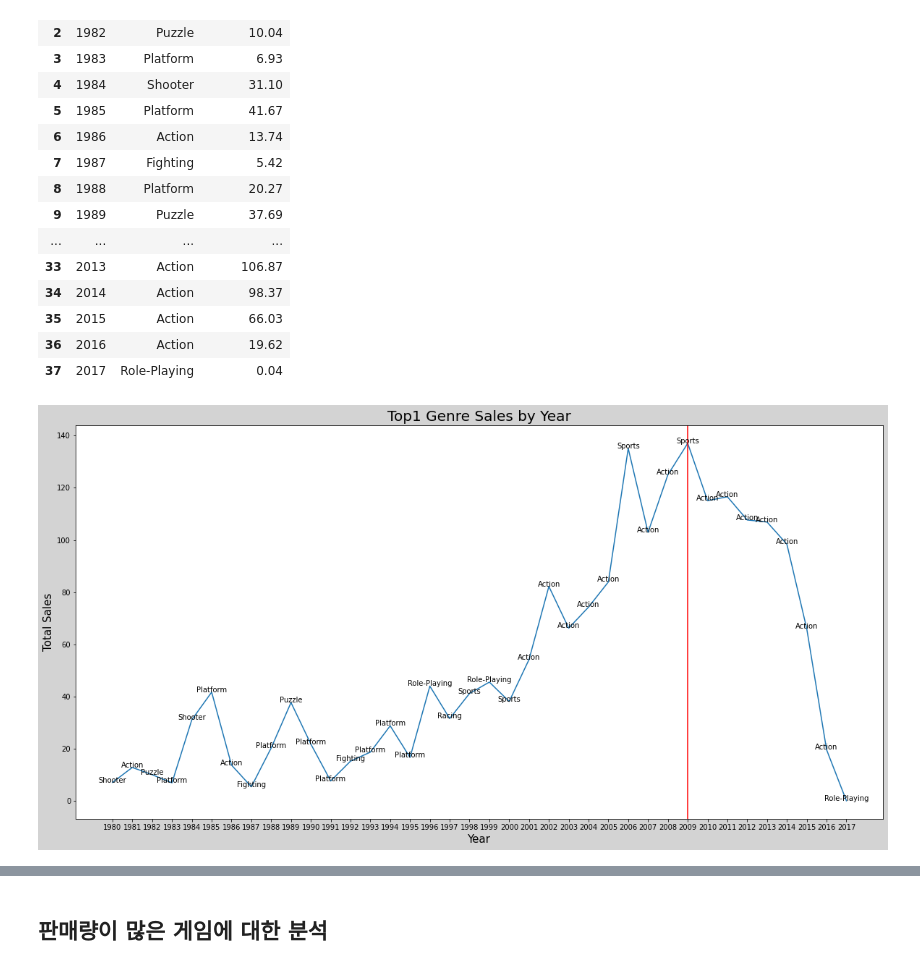
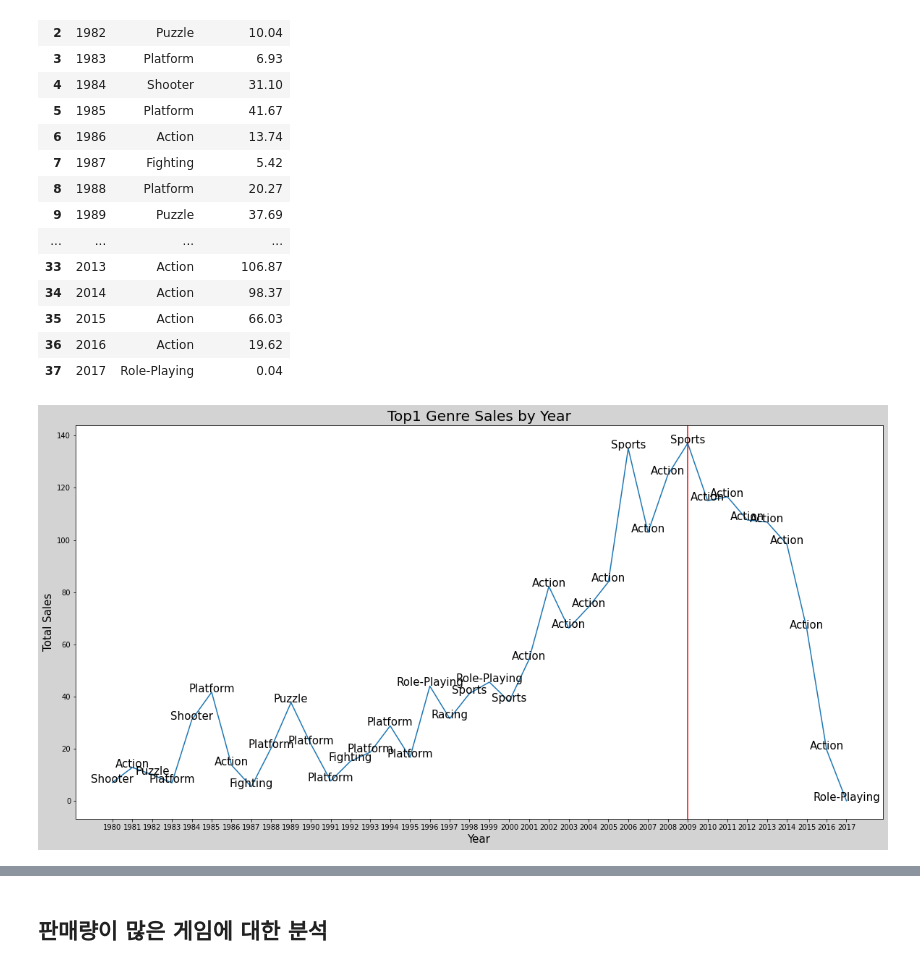
Before and after one commit to letssoar/CodeStatesProject, a Jupyter notebook: section1/colab_1.ipynb, the cells around one changed output, grey strips where cells are left out. Drawn from its saved outputs; the diff is of its cells as text; code cells hidden in the pictures.

```diff
--- a/section1/colab_1.ipynb
+++ b/section1/colab_1.ipynb
@@ -484,34 +487,44 @@ df_ygm
 # %%
-#df_ygm
 
-fig, ax = plt.subplots(figsize=(20, 10))
-fig.set_facecolor('lightgrey')
-g = sns.lineplot(x = 'Year', y='Total_Sales',data = df_ygm)
-#sns.lineplot(x = 'Year', y='Total_Sales',data = df_act2 , color='g')
+def ShowYearGenre( isAll ):
+    fig, ax = plt.subplots(figsize=(20, 10))
+    fig.set_facecolor('lightgrey')
+    g = sns.lineplot(x = 'Year', y='Total_Sales',data = df_ygm)
+    #sns.lineplot(x = 'Year', y='Total_Sales',data = df_act2 , color='g')
 
 
-t_genre = df_ygm['Genre']
-t_year =  df_ygm['Year']
-t_maxSales = df_ygm['Total_Sales']
+    t_genre = df_ygm['Genre']
+    t_year =  df_ygm['Year']
+    t_maxSales = df_ygm['Total_Sales']
 
-plt.xticks( ticks= t_year)
-#plt.title('Top1 Genre Sales by Year', size='20')
-g.set_title('Top1 Genre Sales by Year', size='20')
-plt.xlabel('Year',fontsize = 15)
-plt.ylabel('Total Sales',fontsize=15)
+    plt.xticks( ticks= t_year)
+    #plt.title('Top1 Genre Sales by Year', size='20')
+    g.set_title('Top1 Genre Sales by Year', size='20')
+    plt.xlabel('Year',fontsize = 15)
+    plt.ylabel('Total Sales',fontsize=15)
 
-for i,v in enumerate(t_maxSales):
-    g.text( x= t_year[i] ,y=v ,s= t_genre[i], ha='center',size=10) #,color='#000'
-    #print(dfgenre[index])
+    for i,v in enumerate(t_maxSales):
+        g.text( x= t_year[i] ,y=v ,s= t_genre[i], ha='center',size=15) #,color='#000'
+        #print(dfgenre[index])
 
-maxTotal= df_ygm['Total_Sales'].max()
-maxYear = df_ygm[df_ygm['Total_Sales'] == maxTotal].Year.values
-maxYear = int(maxYear)
-#print( maxYear)
+    maxTotal= df_ygm['Total_Sales'].max()
+    maxYear = df_ygm[df_ygm['Total_Sales'] == maxTotal].Year.values
+    maxYear = int(maxYear)
+    #print( maxYear)
 
-# 판매량 최고치 찍은 연도 표기
-plt.axline( (maxYear,0),(maxYear,1),color = 'red')
+    if isAll :
+        # 판매량 최고치 찍은 연도 표기
+        plt.axline( (maxYear,0),(maxYear,1),color = 'red')
+        #plt.axline( (2001,0),(2001,1),color = 'red')
+    else:
+        #
+        maxSports= df_ygm[ df_ygm['Genre'] == 'Sports']['Year']
+        print('sports top = ',maxSports.values)
+        for sk in maxSports:
+            plt.axline( (sk,0),(sk,1),color = 'red')
 
-plt.show();
+    plt.show();
-# %% [output]
-[figure, removed]
+# %%
+ShowYearGenre(True)
+# %% [output]
+[figure, added]
```
Also changed, not shown: parts of 7 cells of this notebook, 1 other file.
